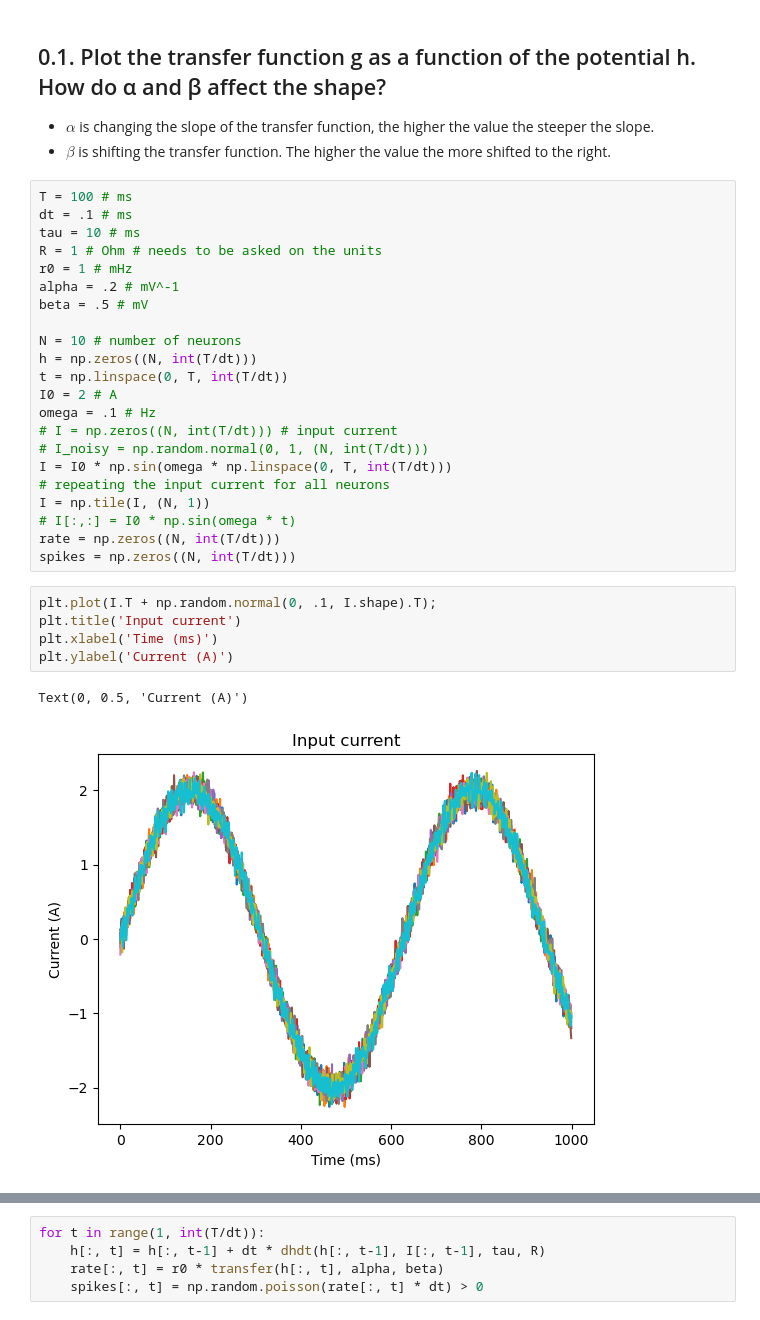
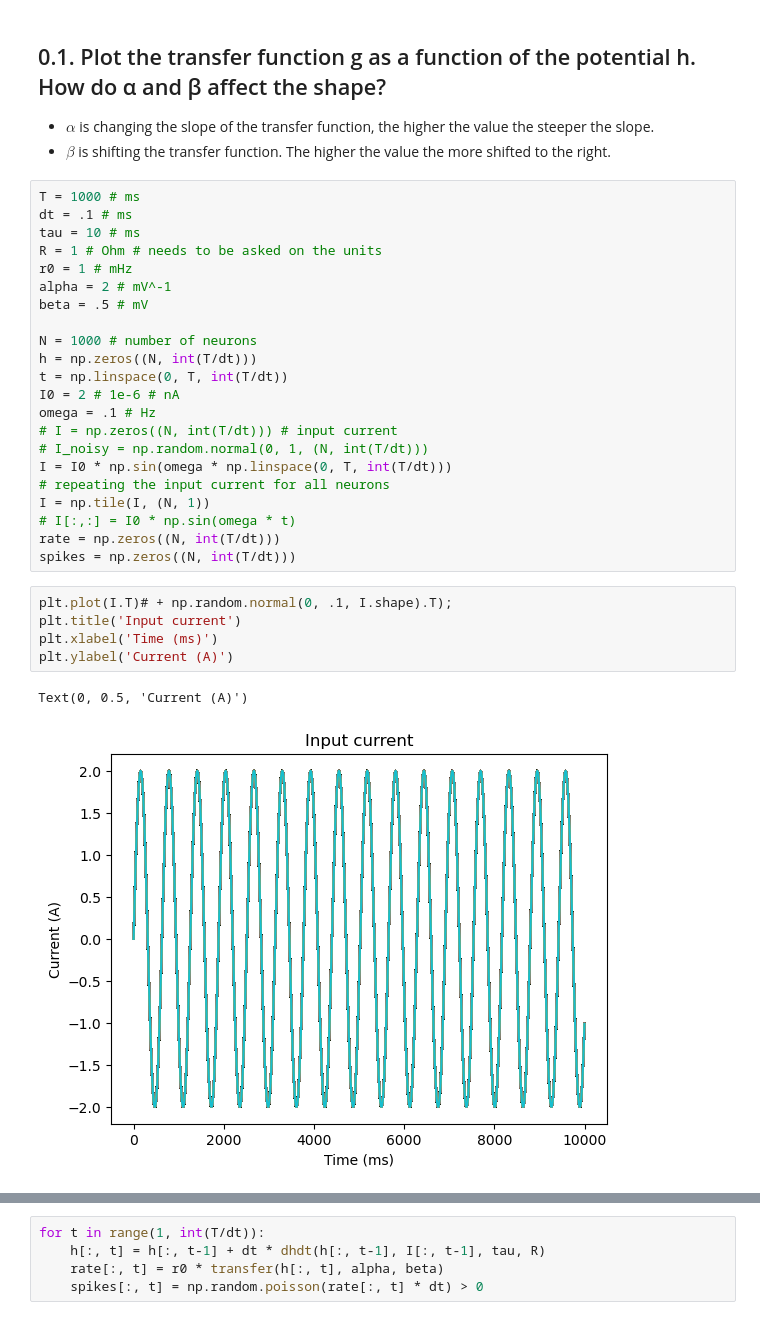
Before and after one commit to nosratullah/path_integration, a Jupyter notebook: attractors.ipynb, the cells around one changed output, grey strips where cells are left out. Saved outputs shown, nothing was run; the diff lists cells and outputs as text.

```diff
--- a/attractors.ipynb
+++ b/attractors.ipynb
@@ -31,18 +33,18 @@ interactive(children=(FloatSlider(value=0.2, description='alpha', max=2.0, min=0
 - $\alpha$ is changing the slope of the transfer function, the higher the value the steeper the slope.
 - $\beta$ is shifting the transfer function. The higher the value the more shifted to the right.
 # %%
-T = 100 # ms
+T = 1000 # ms
 dt = .1 # ms
 tau = 10 # ms
 R = 1 # Ohm # needs to be asked on the units
 r0 = 1 # mHz
-alpha = .2 # mV^-1
+alpha = 2 # mV^-1
 beta = .5 # mV
 
-N = 10 # number of neurons
+N = 1000 # number of neurons
 h = np.zeros((N, int(T/dt)))
 t = np.linspace(0, T, int(T/dt))
-I0 = 2 # A
+I0 = 2 # 1e-6 # nA
 omega = .1 # Hz
 # I = np.zeros((N, int(T/dt))) # input current
 # I_noisy = np.random.normal(0, 1, (N, int(T/dt)))
@@ -53,10 +55,10 @@ I = np.tile(I, (N, 1))
 rate = np.zeros((N, int(T/dt)))
 spikes = np.zeros((N, int(T/dt)))
 # %%
-plt.plot(I.T + np.random.normal(0, .1, I.shape).T);
+plt.plot(I.T)# + np.random.normal(0, .1, I.shape).T);
 plt.title('Input current')
 plt.xlabel('Time (ms)')
 plt.ylabel('Current (A)')
 # %% [output]
 Text(0, 0.5, 'Current (A)')
-[figure, old version]
+[figure, new version]
```
Also changed, not shown: parts of 7 cells of this notebook.
